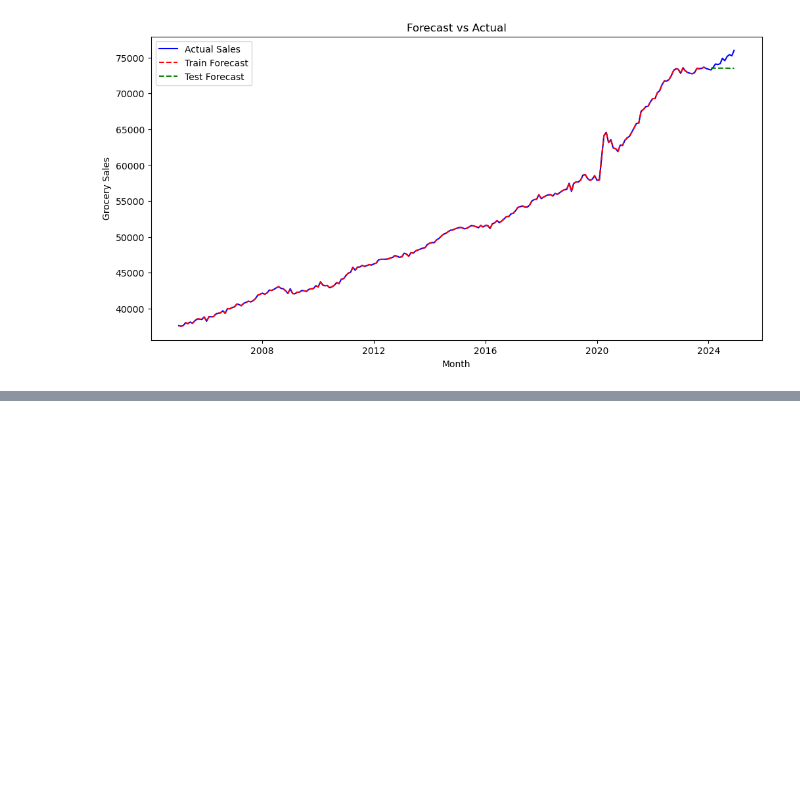
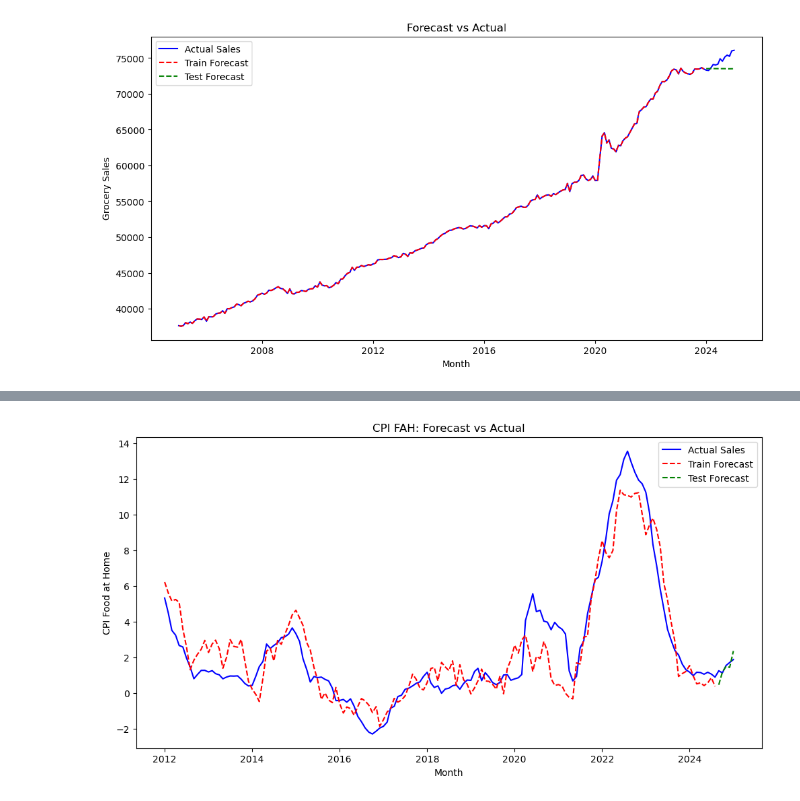
Before and after one commit to Plan-kton/FRED-API-and-Grocery-Forecast, a Jupyter notebook: FRED_Forecast.ipynb, the cells around one changed output, grey strips where cells are left out. Cells and saved outputs as stored; diff of their text form; code cells hidden in the pictures; blank space fills up the shorter version.

```diff
--- a/FRED_Forecast.ipynb
+++ b/FRED_Forecast.ipynb
@@ -496,0 +544,25 @@ metrics_df.to_csv('model_performance_metrics.csv')
+# %%
+# Train standard linear regression model
+lin_reg = LinearRegression().fit(X_train, y_train)
+
+# Predict for training period (2004-2023) and convert to Pandas Series
+cpi_train_fcst = pd.Series(lin_reg.predict(X_train), index=y_train.index, name="CPI_Train_Forecast")
+
+# Predict for test period (2024) and convert to Pandas Series
+cpi_test_fcst = pd.Series(lin_reg.predict(X_test), index=y_test.index, name="CPI_Test_Forecast")
+# %%
+# Generate forecast DataFrame with metrics
+cpi_forecast_df, cpi_metrics = create_forecast_results_df(
+    y_train = y_train,
+    y_test = y_test,
+    train_forecast=cpi_train_fcst,
+    test_forecast=cpi_test_fcst
+)
+
+# Print first few rows of the forecast results
+print(cpi_forecast_df.tail(12))
+
+# Print Ridge Regression performance metrics
+print("📊 OLS Regression Performance Metrics:")
+for key, value in cpi_metrics.items():
+    print(f"{key}: {value:.2f}")
@@ -496,0 +587,18 @@ metrics_df.to_csv('model_performance_metrics.csv')
+# %%
+# Plot First-Difference Forecast vs Actual with Confidence Interval Lines
+fig, ax = plt.subplots(figsize=(12, 6))
+
+# Plot actual, train, and test forecast
+ax.plot(cpi_forecast_df.index, cpi_forecast_df['Actual_Sales'], label="Actual Sales", color="blue")
+ax.plot(cpi_forecast_df.index, cpi_forecast_df['Train_Forecast'], label="Train Forecast", color="red", linestyle="dashed")
+ax.plot(cpi_forecast_df.index, cpi_forecast_df['Test_Forecast'], label="Test Forecast", color="green", linestyle="dashed")
+
+# Formatting
+ax.set_xlabel("Month")
+ax.set_ylabel("CPI Food at Home")
+ax.set_title("CPI FAH: Forecast vs Actual")
+ax.legend()
+
+plt.show()
+# %% [output]
+[figure, added]
```
Also changed, not shown: parts of 28 cells of this notebook, 8 other files.
